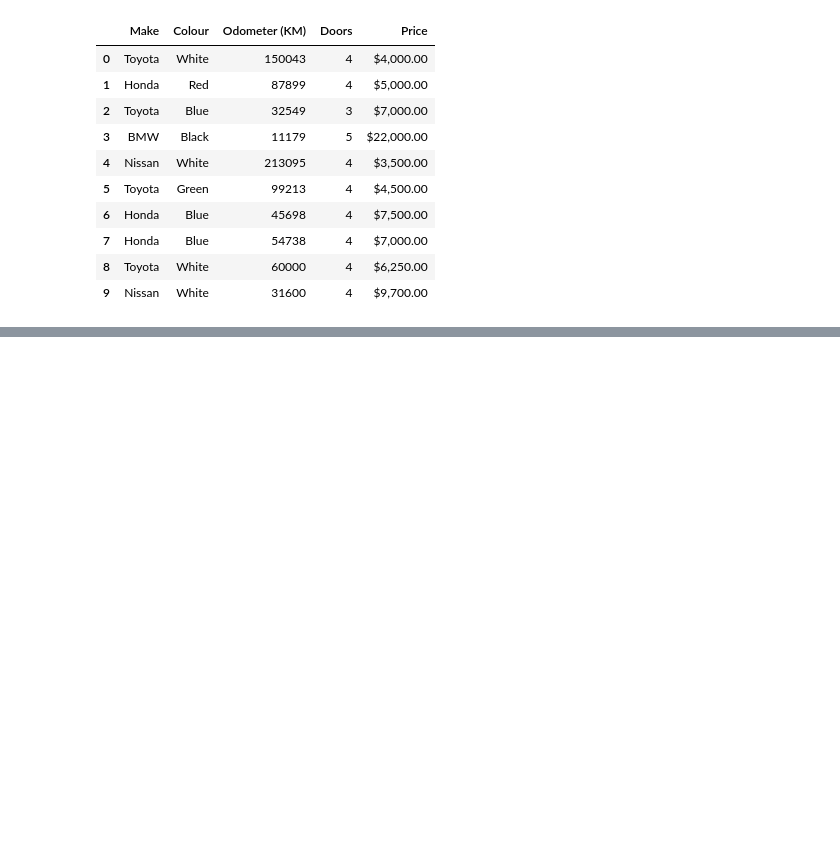
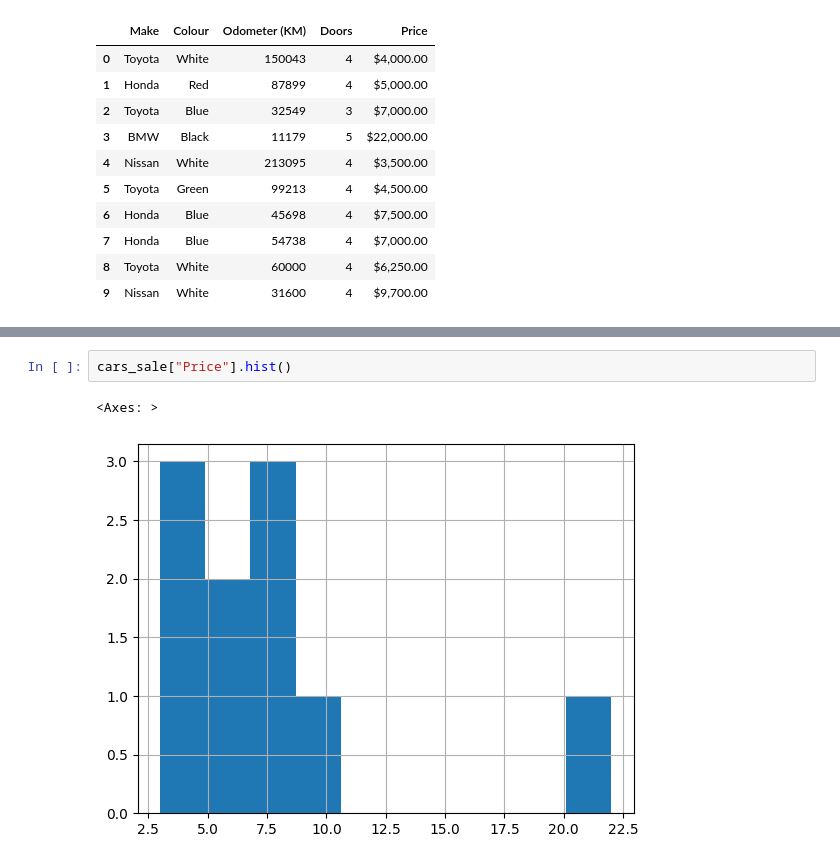
Before and after one commit to HerbertNtim/dataScience-ML, a Jupyter notebook: notebooks/pandas.ipynb, the cells around one changed output, grey strips where cells are left out. Drawn from its saved outputs; the diff is of its cells as text; blank space fills up the shorter version.

```diff
--- a/notebooks/pandas.ipynb
+++ b/notebooks/pandas.ipynb
@@ -57,0 +230,5 @@ cars_sale
+# %%
+cars_sale["Price"].hist()
+# %% [output]
+<Axes: >
+[figure, added]
```
Also changed, not shown: parts of 20 cells of this notebook, 1 other file.
